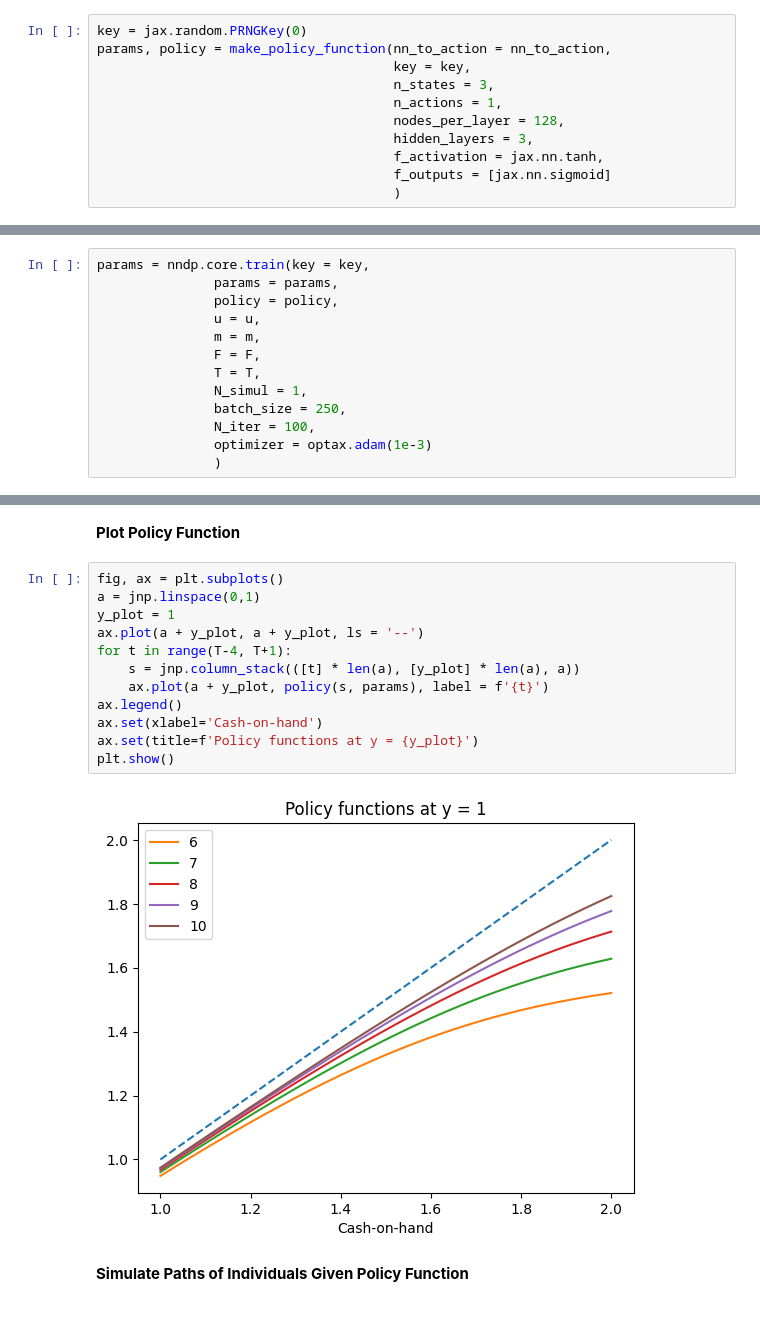
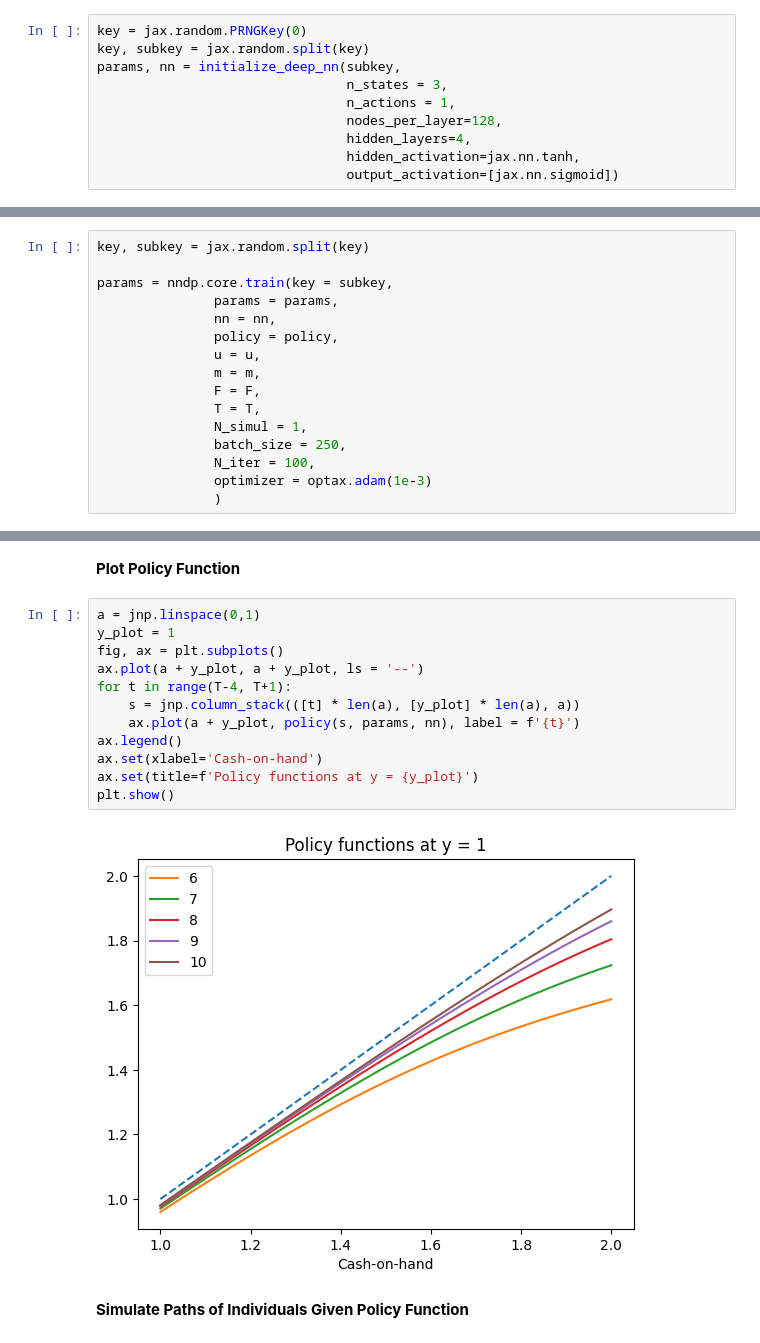
Before and after one commit to marcdelabarrera/nndp, a Jupyter notebook: docs/source/notebooks/income_fluctuations/main.ipynb, the cells around one changed output, grey strips where cells are left out. Cells and saved outputs as stored; diff of their text form.

Commit message:
refactor core

```diff
--- a/docs/source/notebooks/income_fluctuations/main.ipynb
+++ b/docs/source/notebooks/income_fluctuations/main.ipynb
@@ -25,20 +25,22 @@ from model import u, m, F, nn_to_action, T
 **Initialize Policy Function**
 # %%
 key = jax.random.PRNGKey(0)
-params, policy = make_policy_function(nn_to_action = nn_to_action,
-                                      key = key,
-                                      n_states = 3,
-                                      n_actions = 1,
-                                      nodes_per_layer = 128,
-                                      hidden_layers = 3,
-                                      f_activation = jax.nn.tanh,
-                                      f_outputs = [jax.nn.sigmoid]
-                                      )
+key, subkey = jax.random.split(key)
+params, nn = initialize_deep_nn(subkey,
+                                n_states = 3,
+                                n_actions = 1,
+                                nodes_per_layer=128,
+                                hidden_layers=4,
+                                hidden_activation=jax.nn.tanh,
+                                output_activation=[jax.nn.sigmoid])
 # %% [markdown]
 **Train Policy Function**
 # %%
-params = nndp.core.train(key = key,
+key, subkey = jax.random.split(key)
+
+params = nndp.core.train(key = subkey,
                params = params,
+               nn = nn,
                policy = policy,
                u = u,
                m = m,
@@ -54,19 +56,19 @@ Objective value on training iteration 99 out of 100: -87.92194366455078
 # %% [markdown]
 **Plot Policy Function**
 # %%
-fig, ax = plt.subplots()
 a = jnp.linspace(0,1)
 y_plot = 1
+fig, ax = plt.subplots()
 ax.plot(a + y_plot, a + y_plot, ls = '--')
 for t in range(T-4, T+1):
     s = jnp.column_stack(([t] * len(a), [y_plot] * len(a), a))
-    ax.plot(a + y_plot, policy(s, params), label = f'{t}')
+    ax.plot(a + y_plot, policy(s, params, nn), label = f'{t}')
 ax.legend()
 ax.set(xlabel='Cash-on-hand')
 ax.set(title=f'Policy functions at y = {y_plot}')
 plt.show()
 # %% [output]
-[figure, old version]
+[figure, new version]
 # %% [markdown]
 **Simulate Paths of Individuals Given Policy Function**
 # %%
```
Also changed, not shown: parts of 2 cells of this notebook, 4 other files.
